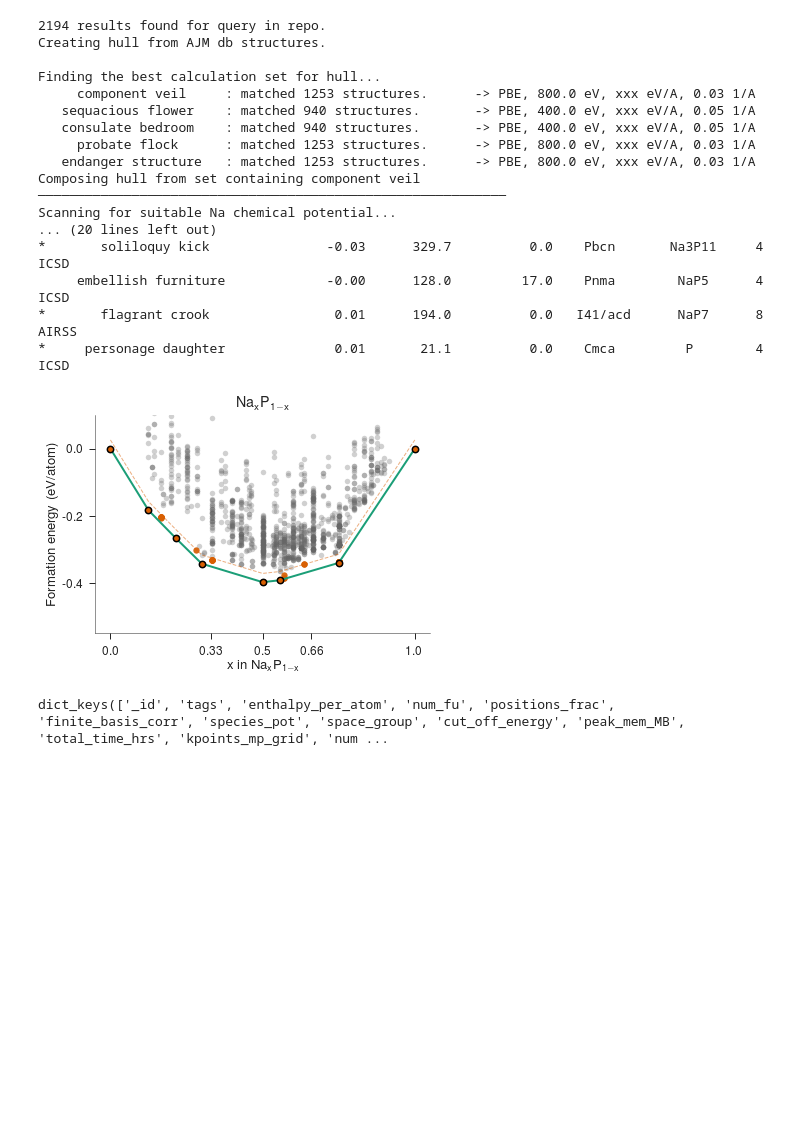
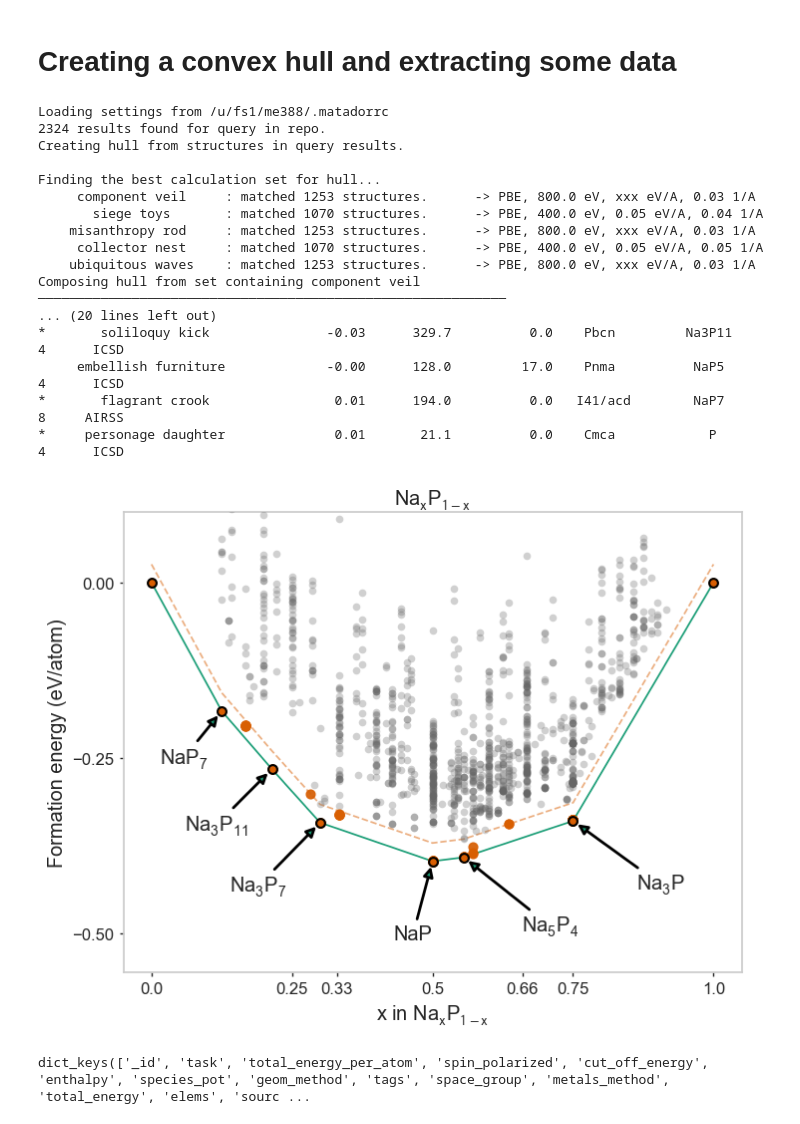
Before and after one commit to ml-evs/matador, a Jupyter notebook: examples/hull/hull.ipynb, the cells around one changed output. Saved outputs shown, nothing was run; the diff lists cells and outputs as text; code cells hidden in the pictures; blank space fills up the shorter version.

```diff
--- a/examples/hull/hull.ipynb
+++ b/examples/hull/hull.ipynb
@@ -0,0 +1,2 @@
+# %% [markdown]
+# Creating a convex hull and extracting some data
@@ -1,32 +7,35 @@
 # %%
-from matador.query import DBQuery
-from matador.hull import QueryConvexHull
-%matplotlib inline
-query = DBQuery(composition=['NaP'], summary=True, subcmd='hull')
-hull = QueryConvexHull(query, no_plot=False, hull_cutoff=26e-3, summary=True)
+query = DBQuery(composition=['NaP'],
+                summary=True,
+                subcmd='hull')
+hull = QueryConvexHull(query,
+                       no_plot=False,
+                       hull_cutoff=26e-3,
+                       summary=True,
+                       labels=True)
 # %% [output]
-2194 results found for query in repo.
-Creating hull from AJM db structures.
+Loading settings from /u/fs1/me388/.matadorrc
+2324 results found for query in repo.
+Creating hull from structures in query results.
 
 Finding the best calculation set for hull...
      component veil     : matched 1253 structures.      -> PBE, 800.0 eV, xxx eV/A, 0.03 1/A
-   sequacious flower    : matched 940 structures.       -> PBE, 400.0 eV, xxx eV/A, 0.05 1/A
-   consulate bedroom    : matched 940 structures.       -> PBE, 400.0 eV, xxx eV/A, 0.05 1/A
-     probate flock      : matched 1253 structures.      -> PBE, 800.0 eV, xxx eV/A, 0.03 1/A
-   endanger structure   : matched 1253 structures.      -> PBE, 800.0 eV, xxx eV/A, 0.03 1/A
+       siege toys       : matched 1070 structures.      -> PBE, 400.0 eV, 0.05 eV/A, 0.04 1/A
+    misanthropy rod     : matched 1253 structures.      -> PBE, 800.0 eV, xxx eV/A, 0.03 1/A
+     collector nest     : matched 1070 structures.      -> PBE, 400.0 eV, 0.05 eV/A, 0.05 1/A
+    ubiquitous waves    : matched 1253 structures.      -> PBE, 800.0 eV, xxx eV/A, 0.03 1/A
 Composing hull from set containing component veil
 ────────────────────────────────────────────────────────────
-Scanning for suitable Na chemical potential...
 ... (20 lines left out)
-*       soliloquy kick               -0.03      329.7          0.0    Pbcn       Na3P11     4      ICSD
-     embellish furniture             -0.00      128.0         17.0    Pnma        NaP5      4      ICSD
-*       flagrant crook                0.01      194.0          0.0   I41/acd      NaP7      8     AIRSS
-*     personage daughter              0.01       21.1          0.0    Cmca         P        4      ICSD
+*       soliloquy kick               -0.03      329.7          0.0    Pbcn         Na3P11        4      ICSD
+     embellish furniture             -0.00      128.0         17.0    Pnma          NaP5         4      ICSD
+*       flagrant crook                0.01      194.0          0.0   I41/acd        NaP7         8     AIRSS
+*     personage daughter              0.01       21.1          0.0    Cmca            P          4      ICSD
-[figure, old version]
+[figure, new version]
 # %%
-print(hull.hull_cursor[10].keys())
+print(hull.hull_cursor[0].keys())
 # %% [output]
-dict_keys(['_id', 'tags', 'enthalpy_per_atom', 'num_fu', 'positions_frac', 'finite_basis_corr', 'species_pot', 'space_group', 'cut_off_energy', 'peak_mem_MB', 'total_time_hrs', 'kpoints_mp_grid', 'num ...
+dict_keys(['_id', 'task', 'total_energy_per_atom', 'spin_polarized', 'cut_off_energy', 'enthalpy', 'species_pot', 'geom_method', 'tags', 'space_group', 'metals_method', 'total_energy', 'elems', 'sourc ...
 # %%
 from matador.utils.cursor_utils import get_array_from_cursor
 # %%
```
Also changed, not shown: parts of 2 cells of this notebook, 13 other files.
